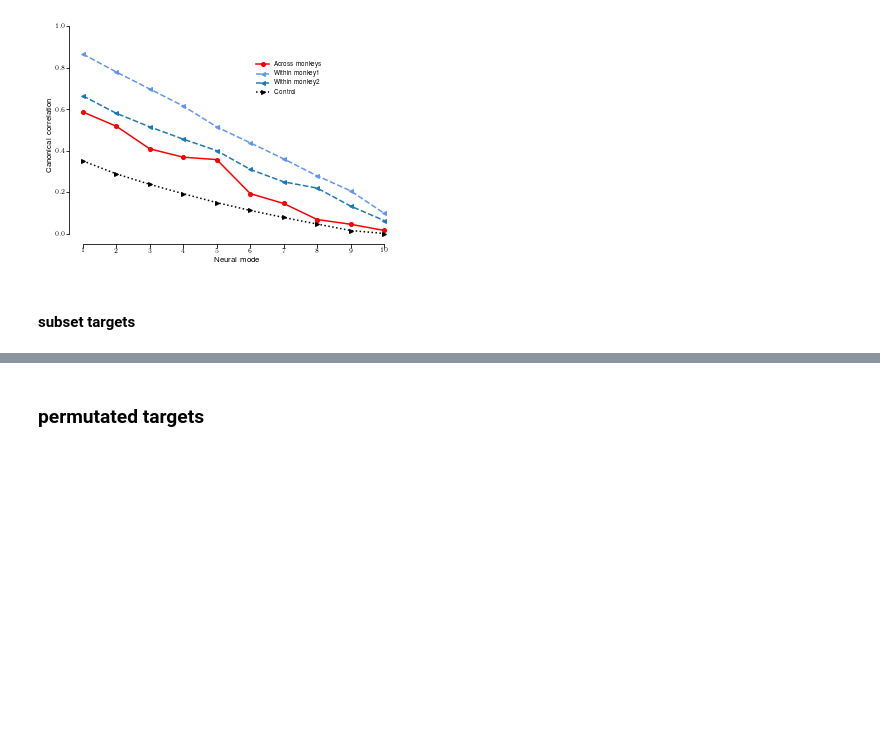
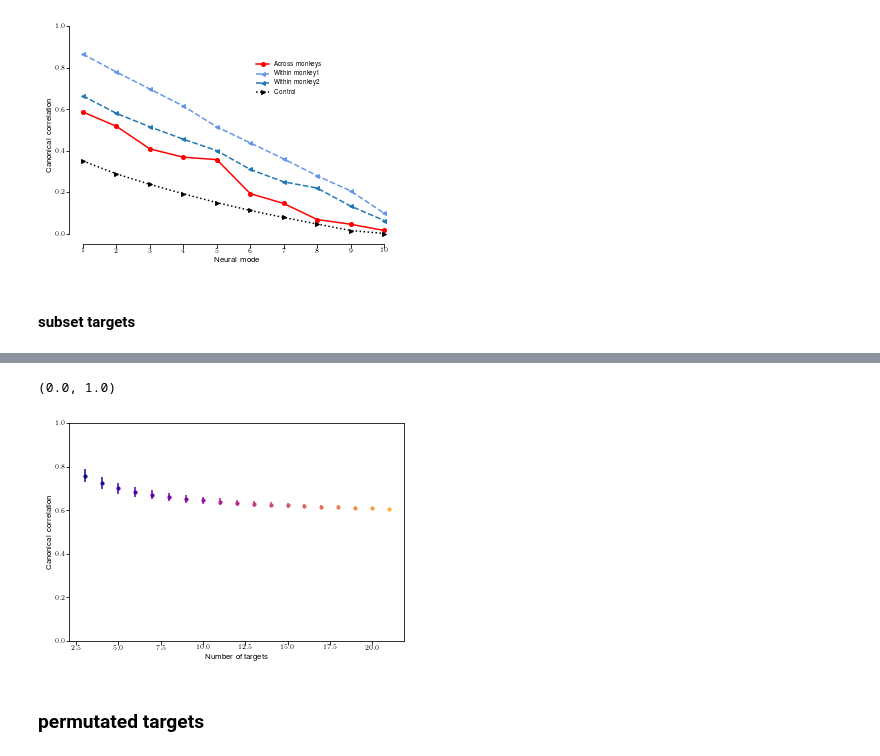
Before and after one commit to AtMostafa/multi-animal-alignment, a Jupyter notebook: random_walk/cca.ipynb, the cells around one changed output, grey strips where cells are left out. Saved outputs shown, nothing was run; the diff lists cells and outputs as text; code cells hidden in the pictures; blank space fills up the shorter version.

Commit message:
n targets vs mean of top 4 ccs

```diff
--- a/random_walk/cca.ipynb
+++ b/random_walk/cca.ipynb
@@ -397,3 +360,21 @@ for ex_file, df1_, df2_ in paired_dfs:
+# %%
+x = range(3, n_target_groups)
+
+mean_ccs = [np.mean(x[:4],axis = 0) for x in allCCs_subset]
+
+colors = utility.get_colors(n_target_groups)
+for i, ccs in enumerate(mean_ccs):
+    n_targets = i+3
+    x = np.ones(len(ccs))*(n_targets)
+    se = np.std(ccs)#/np.sqrt(len(ccs))
+    plt.scatter(n_targets,np.mean(ccs), c = colors[i], s = 10)
+    plt.errorbar(n_targets, np.mean(ccs), yerr = se, c = colors[i])
+plt.xlabel('Number of targets')
+plt.ylabel('Canonical correlation')
+plt.ylim([0,1])
+# %% [output]
+(0.0, 1.0)
+[figure, added]
 # %% [markdown]
 ### permutated targets
 # %%
```
Also changed, not shown: parts of 3 cells of this notebook.
